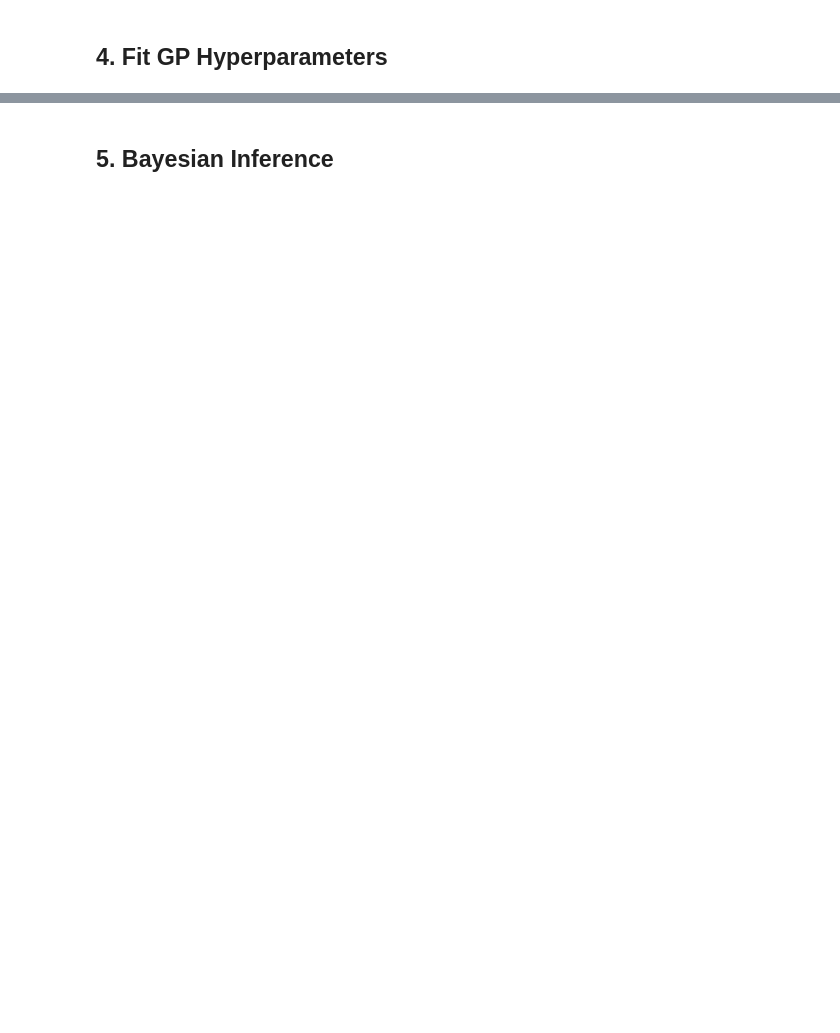
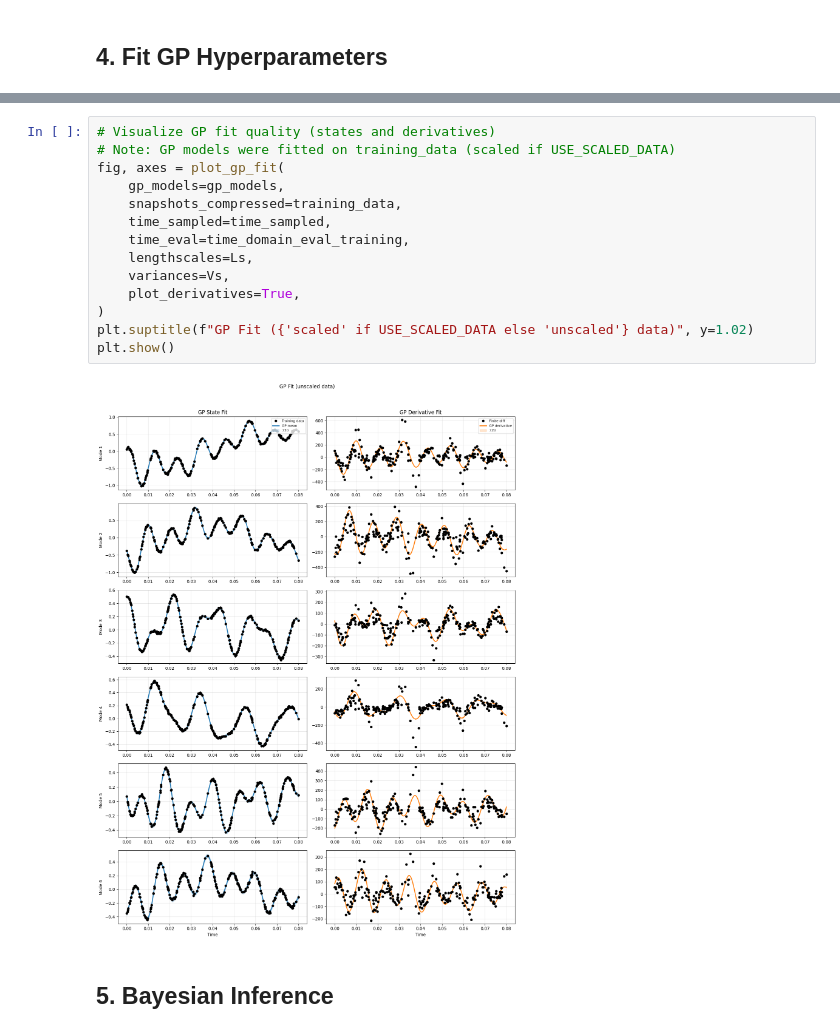
Before and after one commit to Anthony50102/probabilistic_rom_inference, a Jupyter notebook: experiments/euler/02_full_bayesian.ipynb, the cells around one changed output, grey strips where cells are left out. Drawn from its saved outputs; the diff is of its cells as text; blank space fills up the shorter version.

```diff
--- a/experiments/euler/02_full_bayesian.ipynb
+++ b/experiments/euler/02_full_bayesian.ipynb
@@ -156,3 +219,19 @@ Fitting GP hyperparameters via MLE...
+# %%
+# Visualize GP fit quality (states and derivatives)
+# Note: GP models were fitted on training_data (scaled if USE_SCALED_DATA)
+fig, axes = plot_gp_fit(
+    gp_models=gp_models,
+    snapshots_compressed=training_data,
+    time_sampled=time_sampled,
+    time_eval=time_domain_eval_training,
+    lengthscales=Ls,
+    variances=Vs,
+    plot_derivatives=True,
+)
+plt.suptitle(f"GP Fit ({'scaled' if USE_SCALED_DATA else 'unscaled'} data)", y=1.02)
+plt.show()
+# %% [output]
+[figure, added]
 # %% [markdown]
 ## 5. Bayesian Inference
 # %%
```
Also changed, not shown: parts of 23 cells of this notebook, 14 other files.
